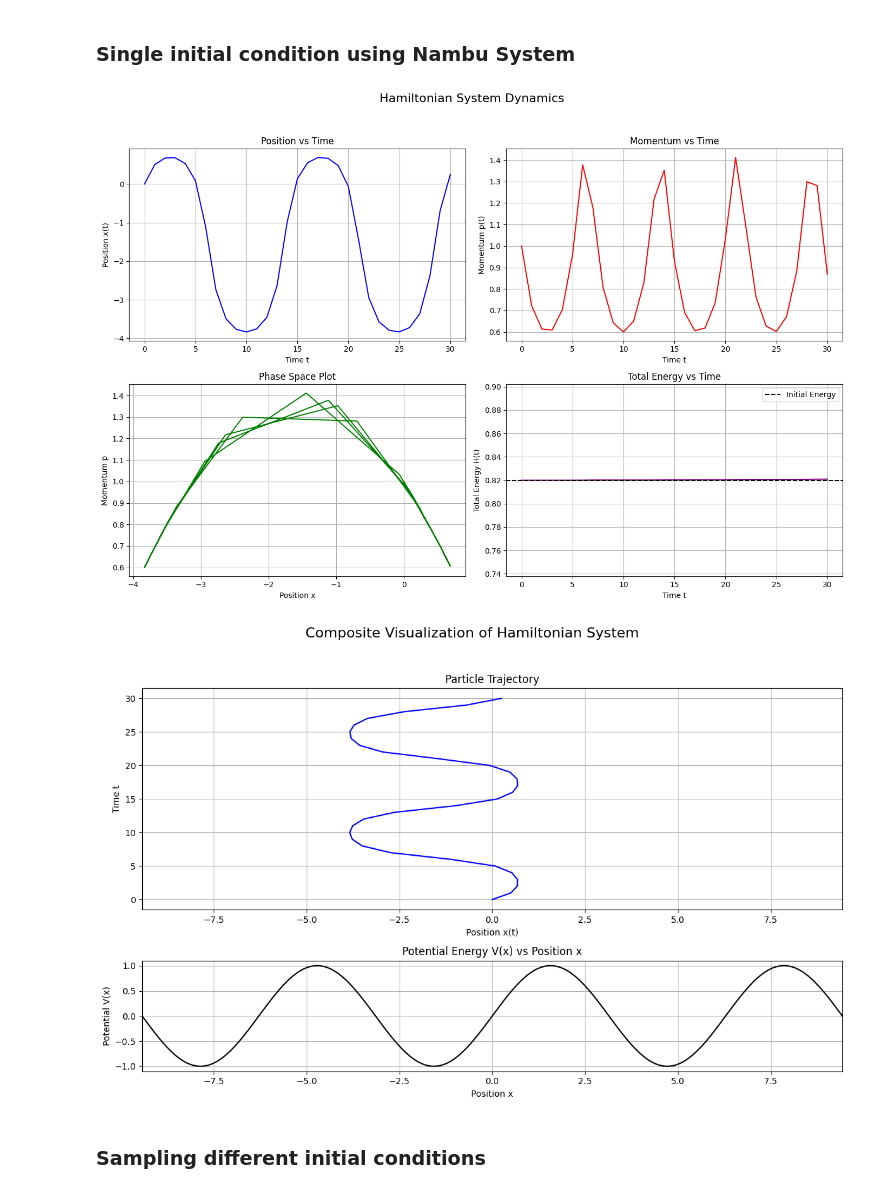
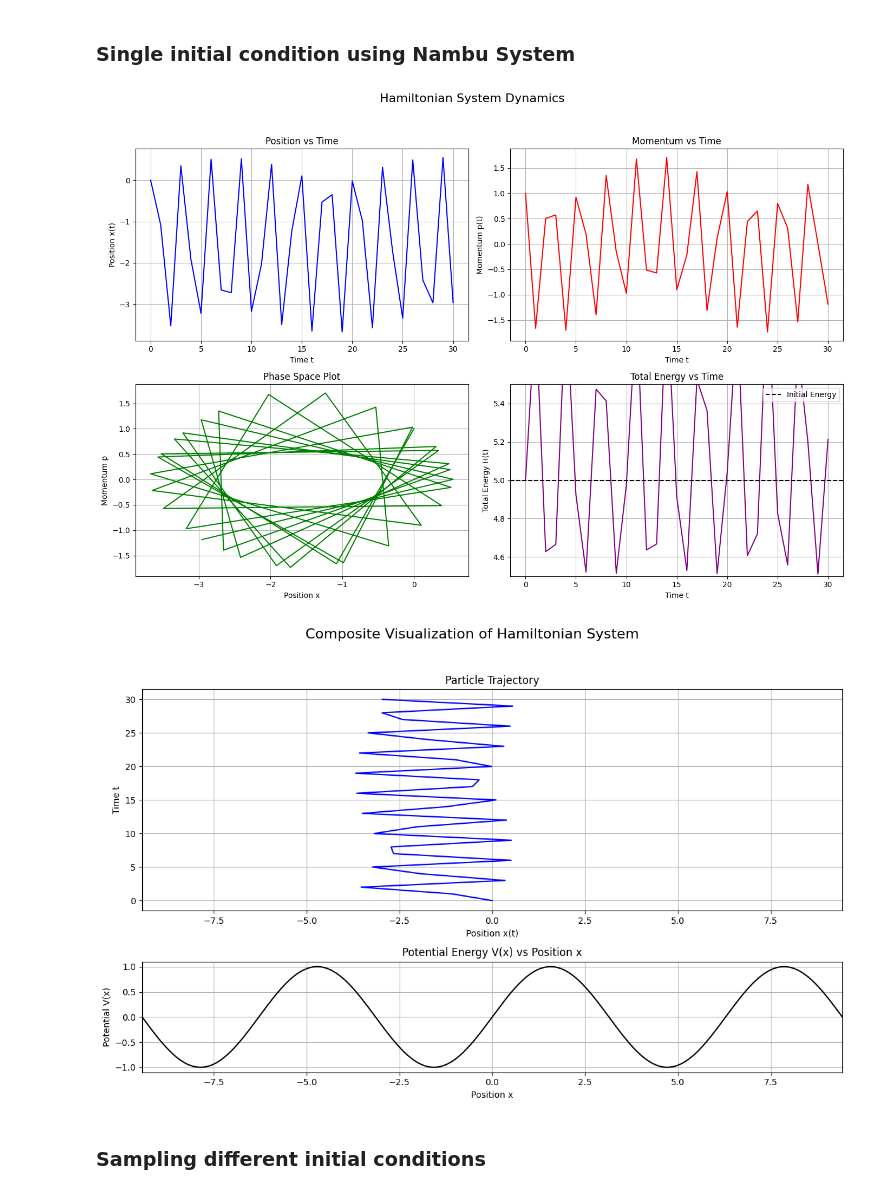
Before and after one commit to Greyyy-HJC/hmc_ft, a Jupyter notebook: sine.ipynb, the cells around one changed output. Saved outputs shown, nothing was run; the diff lists cells and outputs as text; code cells hidden in the pictures.

```diff
--- a/sine.ipynb
+++ b/sine.ipynb
@@ -12,12 +12,13 @@ from plot_class import Plotter
 ### Single initial condition using Hamiltonian System
 # %%
 # Define the parameters
+k1 = 1.0  # Coefficient of the sine potential
 m = 1.0  # Mass
 t_max = 30.0  # Maximum time
 delta_t = 0.01  # Time step
 
 def p_dot(x, p):
-    return - np.cos(x)  # For sine potential, dp/dt = -cos(x)
+    return - k1 * np.cos(x)  # For sine potential, dp/dt = -cos(x)
 
 def x_dot(x, p):
     return p / m  # For sine potential, dx/dt = p / m
@@ -35,8 +36,8 @@ t_array, x_array, p_array = hamilton_system.simulate(x0, p0)
 t_sampled, x_sampled, p_sampled = hamilton_system.sample_data(t_array, x_array, p_array)
 
 # Calculate energy
-energy_sampled = 0.5 * (p_sampled**2) / m + np.sin(x_sampled)
-potential = lambda x: np.sin(x)
+energy_sampled = 0.5 * (p_sampled**2) / m + k1 * np.sin(x_sampled)
+potential = lambda x: k1 * np.sin(x)
 
 # Plotting
 plotter = Plotter()
@@ -49,50 +50,52 @@ plotter.composite_plot(x_sampled, t_sampled, potential)
 ### Single initial condition using Nambu System
 # %%
 '''
-H = p^2 / 2 + sin(x) + r^2 / 2
-G = r^2 / 2 + sin(x) / 2
+H = p^2 / 2 + k * sin(x) + r^2 / 2
+G = r^2 / 2 + k * sin(x) / 2
 
 x_dot = dH/dp * dG/dr - dH/dr * dG/dp = p * r - r * 0
-p_dot = dH/dr * dG/dx - dH/dx * dG/dr = r * cos(x)/2 - cos(x) * r
-r_dot = dH/dx * dG/dp - dH/dp * dG/dx = cos(x) * 0 - p * cos(x)/2
+p_dot = dH/dr * dG/dx - dH/dx * dG/dr = r * k * cos(x)/2 - k * cos(x) * r
+r_dot = dH/dx * dG/dp - dH/dp * dG/dx = k * cos(x) * 0 - p * k * cos(x)/2
 '''
 
 # Define the parameters
+k2 = 2.0  # Coefficient of the sine potential
+m = 1.0  # Mass
 t_max = 30.0  # Maximum time
 delta_t = 0.0001  # Time step
 
 def x_dot(x, p, r):
     return p * r
 
 def p_dot(x, p, r):
-    return r * np.cos(x) / 2 - np.cos(x) * r
+    return r * k2 * np.cos(x) / 2 - k2 * np.cos(x) * r
 
 def r_dot(x, p, r):
-    return - p * np.cos(x) / 2
+    return - p * k2 * np.cos(x) / 2
 
 # Create Hamiltonian system
 nambu_system = NambuSystem(x_dot, p_dot, r_dot, t_max, delta_t)
 
 # Fixed initial condition
-x0, p0, r0 = 0.0, 1.0, 0.8
+x0, p0, r0 = 0.0, 1.0, 3.0
 
 # Simulate for the fixed initial condition
 t_array, x_array, p_array, r_array = nambu_system.simulate(x0, p0, r0)
 
 # Sample the data
 t_sampled, x_sampled, p_sampled, r_sampled = nambu_system.sample_data(t_array, x_array, p_array, r_array)
 
 # Calculate energy
-energy_sampled = 0.5 * (p_sampled**2) + np.sin(x_sampled) + 0.5 * (r_sampled**2)
-potential = lambda x: np.sin(x)
+energy_sampled = 0.5 * (p_sampled**2) + k1 * np.sin(x_sampled) + 0.5 * (r_sampled**2)
+potential = lambda x: k1 * np.sin(x)
 
 # Plotting
 plotter = Plotter()
 plotter.static_plots(t_sampled, x_sampled, p_sampled, energy_sampled)
 plotter.composite_plot(x_sampled, t_sampled, potential)
 # %% [output]
-[figure, old version]
+[figure, new version]
-[figure, old version]
+[figure, new version]
 # %% [markdown]
 ### Sampling different initial conditions
 # %%
```
Also changed, not shown: parts of 5 cells of this notebook, 4 other files.
